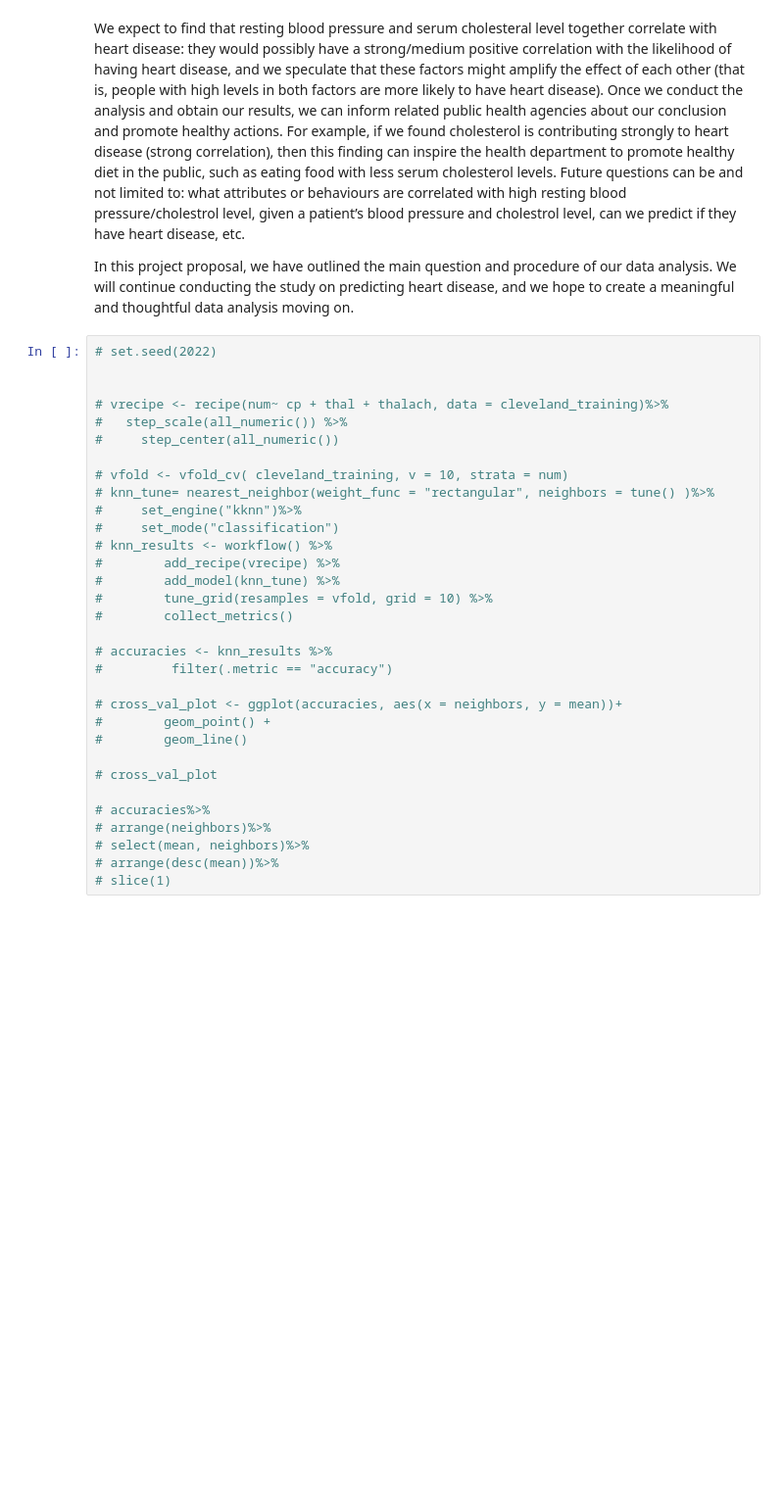
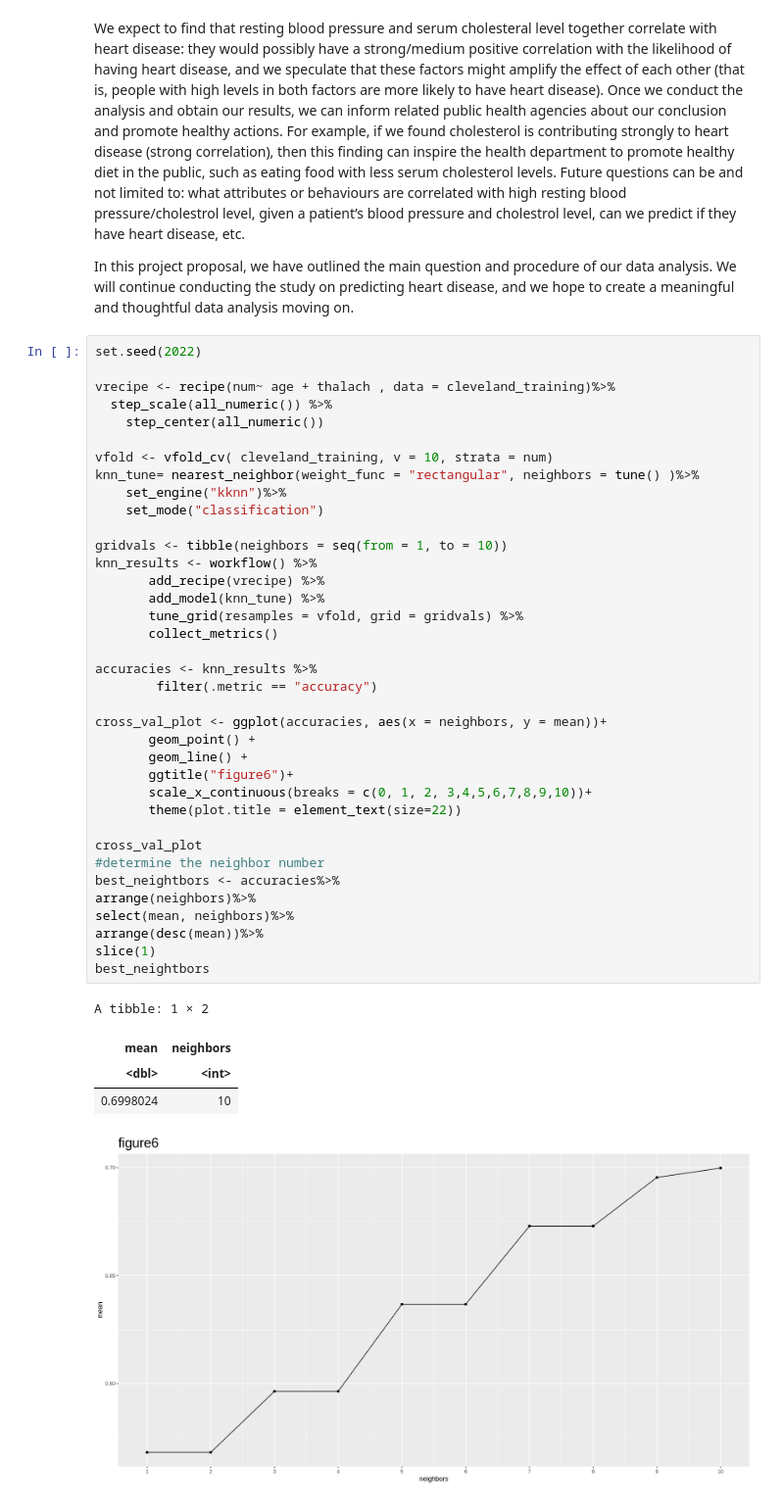
Before and after one commit to wiliwangka/Heart-Disease-Classification-with-R, a Jupyter notebook: ds_project_proposal.ipynb, the cells around one changed output. Shown at 98% size. Saved outputs shown, nothing was run; the diff lists cells and outputs as text; blank space fills up the shorter version.

```diff
--- a/ds_project_proposal.ipynb
+++ b/ds_project_proposal.ipynb
@@ -331,34 +340,45 @@ We expect to find that resting blood pressure and serum cholesteral level togeth
 
 In this project proposal, we have outlined the main question and procedure of our data analysis. We will continue conducting the study on predicting heart disease, and we hope to create a meaningful and thoughtful data analysis moving on.
 # %%
-# set.seed(2022)
+set.seed(2022)
 
+vrecipe <- recipe(num~ age + thalach , data = cleveland_training)%>%
+  step_scale(all_numeric()) %>%
+    step_center(all_numeric())
 
-# vrecipe <- recipe(num~ cp + thal + thalach, data = cleveland_training)%>%
-#   step_scale(all_numeric()) %>%
-#     step_center(all_numeric())
+vfold <- vfold_cv( cleveland_training, v = 10, strata = num)
+knn_tune= nearest_neighbor(weight_func = "rectangular", neighbors = tune() )%>%
+    set_engine("kknn")%>%
+    set_mode("classification")
 
-# vfold <- vfold_cv( cleveland_training, v = 10, strata = num)
-# knn_tune= nearest_neighbor(weight_func = "rectangular", neighbors = tune() )%>%
-#     set_engine("kknn")%>%
-#     set_mode("classification")
-# knn_results <- workflow() %>%
-#        add_recipe(vrecipe) %>%
-#        add_model(knn_tune) %>%
-#        tune_grid(resamples = vfold, grid = 10) %>%
-#        collect_metrics()
+gridvals <- tibble(neighbors = seq(from = 1, to = 10))
+knn_results <- workflow() %>%
+       add_recipe(vrecipe) %>%
+       add_model(knn_tune) %>%
+       tune_grid(resamples = vfold, grid = gridvals) %>%
+       collect_metrics()
 
-# accuracies <- knn_results %>%
-#         filter(.metric == "accuracy")
+accuracies <- knn_results %>%
+        filter(.metric == "accuracy")
 
-# cross_val_plot <- ggplot(accuracies, aes(x = neighbors, y = mean))+
-#        geom_point() +
-#        geom_line()
+cross_val_plot <- ggplot(accuracies, aes(x = neighbors, y = mean))+
+       geom_point() +
+       geom_line() +
+       ggtitle("figure6")+
+       scale_x_continuous(breaks = c(0, 1, 2, 3,4,5,6,7,8,9,10))+
+       theme(plot.title = element_text(size=22))
 
-# cross_val_plot
-
-# accuracies%>%
-# arrange(neighbors)%>%
-# select(mean, neighbors)%>%
-# arrange(desc(mean))%>%
-# slice(1)
+cross_val_plot
+#determine the neighbor number
+best_neightbors <- accuracies%>%
+arrange(neighbors)%>%
+select(mean, neighbors)%>%
+arrange(desc(mean))%>%
+slice(1)
+best_neightbors
+# %% [output]
+A tibble: 1 × 2
+| mean | neighbors |
+| <dbl> | <int> |
+| 0.6998024 | 10 |
+[figure, added]
```
Also changed, not shown: parts of 5 cells of this notebook.
